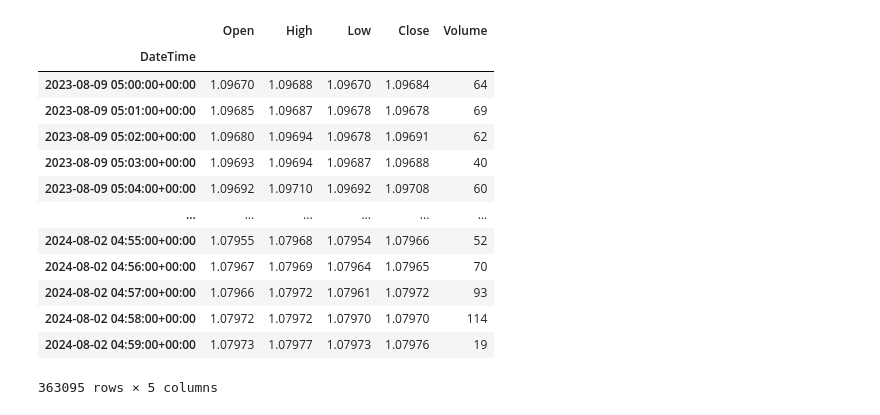
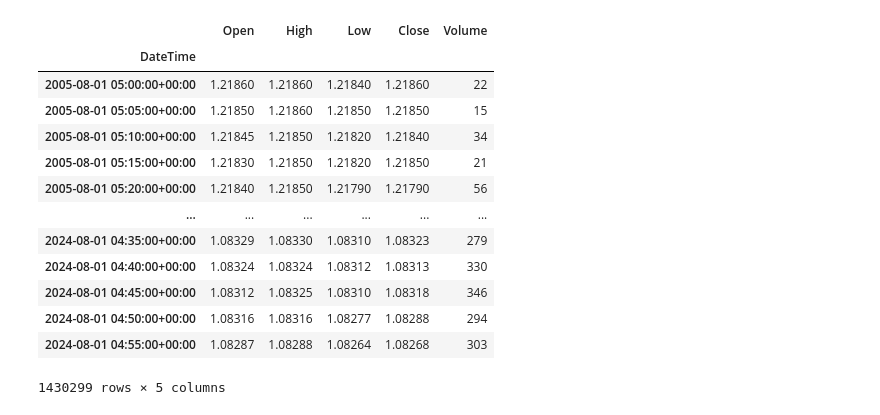
Before and after one commit to KyleHoss/Algo-Research, a Jupyter notebook: oanda-dataGrab.ipynb, the cells around one changed output. Cells and saved outputs as stored; diff of their text form; code cells hidden in the pictures.

```diff
--- a/oanda-dataGrab.ipynb
+++ b/oanda-dataGrab.ipynb
@@ -228,9 +200,11 @@ def get_all_candles(start,end,gran):
 
     time_distance = end_dateTime - start_dateTime
     seconds_between = time_distance.total_seconds()
+    num_data_points = seconds_between / gran_secs.get(gran)
     print(f'Seconds Between:{seconds_between}')
 
-    if seconds_between > 4000:
+
+    if num_data_points > 4000:
         print('Greater than 4000 seconds')
         max_date = start_dateTime+timedelta(seconds=4000*math.floor(gran_secs.get(gran)))
         print(f'First Max date: {max_date}')
@@ -261,10 +235,18 @@ def get_all_candles(start,end,gran):
                 can_df = pd.concat([can_df, new_df])
 
         return can_df
+    else:
+        print(f'{start_dateTime} - {end_dateTime}')
+        can_df = test_get_historical_data(instrument='EUR_USD',
+                                    start_date=start_dateTime,
+                                    end_date=end_dateTime,
+                                    granularity=gran)
 
-master_df = get_all_candles(start='08/09/2023',
-                            end='08/02/2024',
-                            gran='M1')
+        return can_df
+
+master_df = get_all_candles(start='08/01/2005',
+                            end='08/01/2024',
+                            gran='M5')
 
 master_df
 # %% [output]
@@ -288,17 +270,17 @@ First Max date: 2023-08-11 18:40:00
 |  | Open | High | Low | Close | Volume |
 | DateTime |  |  |  |  |  |
-| 2023-08-09 05:00:00+00:00 | 1.09670 | 1.09688 | 1.09670 | 1.09684 | 64 |
-| 2023-08-09 05:01:00+00:00 | 1.09685 | 1.09687 | 1.09678 | 1.09678 | 69 |
-| 2023-08-09 05:02:00+00:00 | 1.09680 | 1.09694 | 1.09678 | 1.09691 | 62 |
-| 2023-08-09 05:03:00+00:00 | 1.09693 | 1.09694 | 1.09687 | 1.09688 | 40 |
-| 2023-08-09 05:04:00+00:00 | 1.09692 | 1.09710 | 1.09692 | 1.09708 | 60 |
+| 2005-08-01 05:00:00+00:00 | 1.21860 | 1.21860 | 1.21840 | 1.21860 | 22 |
+| 2005-08-01 05:05:00+00:00 | 1.21850 | 1.21860 | 1.21850 | 1.21850 | 15 |
+| 2005-08-01 05:10:00+00:00 | 1.21845 | 1.21850 | 1.21820 | 1.21840 | 34 |
+| 2005-08-01 05:15:00+00:00 | 1.21830 | 1.21850 | 1.21820 | 1.21850 | 21 |
+| 2005-08-01 05:20:00+00:00 | 1.21840 | 1.21850 | 1.21790 | 1.21790 | 56 |
 | ... | ... | ... | ... | ... | ... |
-| 2024-08-02 04:55:00+00:00 | 1.07955 | 1.07968 | 1.07954 | 1.07966 | 52 |
-| 2024-08-02 04:56:00+00:00 | 1.07967 | 1.07969 | 1.07964 | 1.07965 | 70 |
-| 2024-08-02 04:57:00+00:00 | 1.07966 | 1.07972 | 1.07961 | 1.07972 | 93 |
-| 2024-08-02 04:58:00+00:00 | 1.07972 | 1.07972 | 1.07970 | 1.07970 | 114 |
-| 2024-08-02 04:59:00+00:00 | 1.07973 | 1.07977 | 1.07973 | 1.07976 | 19 |
+| 2024-08-01 04:35:00+00:00 | 1.08329 | 1.08330 | 1.08310 | 1.08323 | 279 |
+| 2024-08-01 04:40:00+00:00 | 1.08324 | 1.08324 | 1.08312 | 1.08313 | 330 |
+| 2024-08-01 04:45:00+00:00 | 1.08312 | 1.08325 | 1.08310 | 1.08318 | 346 |
+| 2024-08-01 04:50:00+00:00 | 1.08316 | 1.08316 | 1.08277 | 1.08288 | 294 |
+| 2024-08-01 04:55:00+00:00 | 1.08287 | 1.08288 | 1.08264 | 1.08268 | 303 |
-363095 rows × 5 columns
+1430299 rows × 5 columns
 # %%
 import time
 from datetime import datetime, timedelta
```
Also changed, not shown: parts of 8 cells of this notebook, 2 other files.
